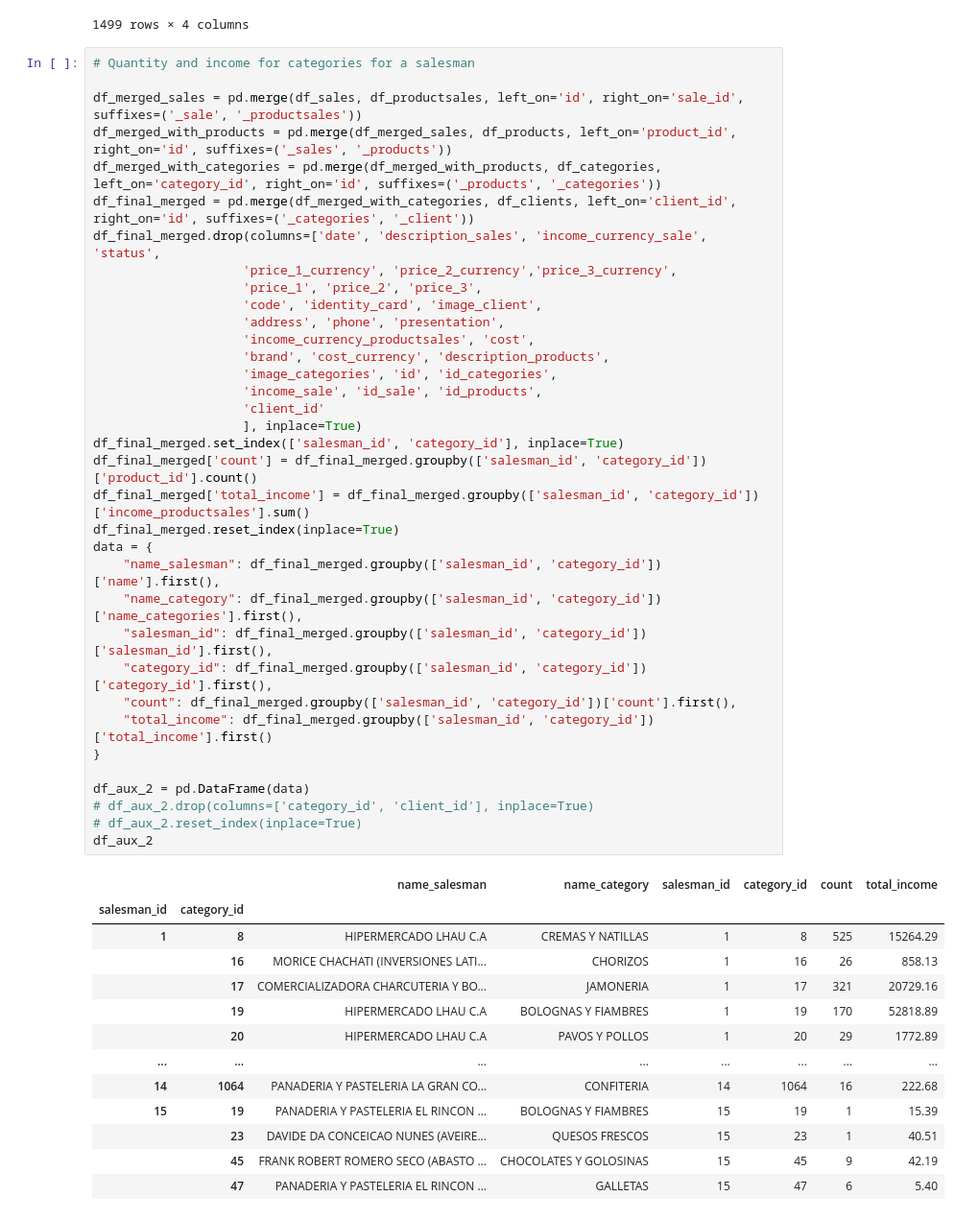
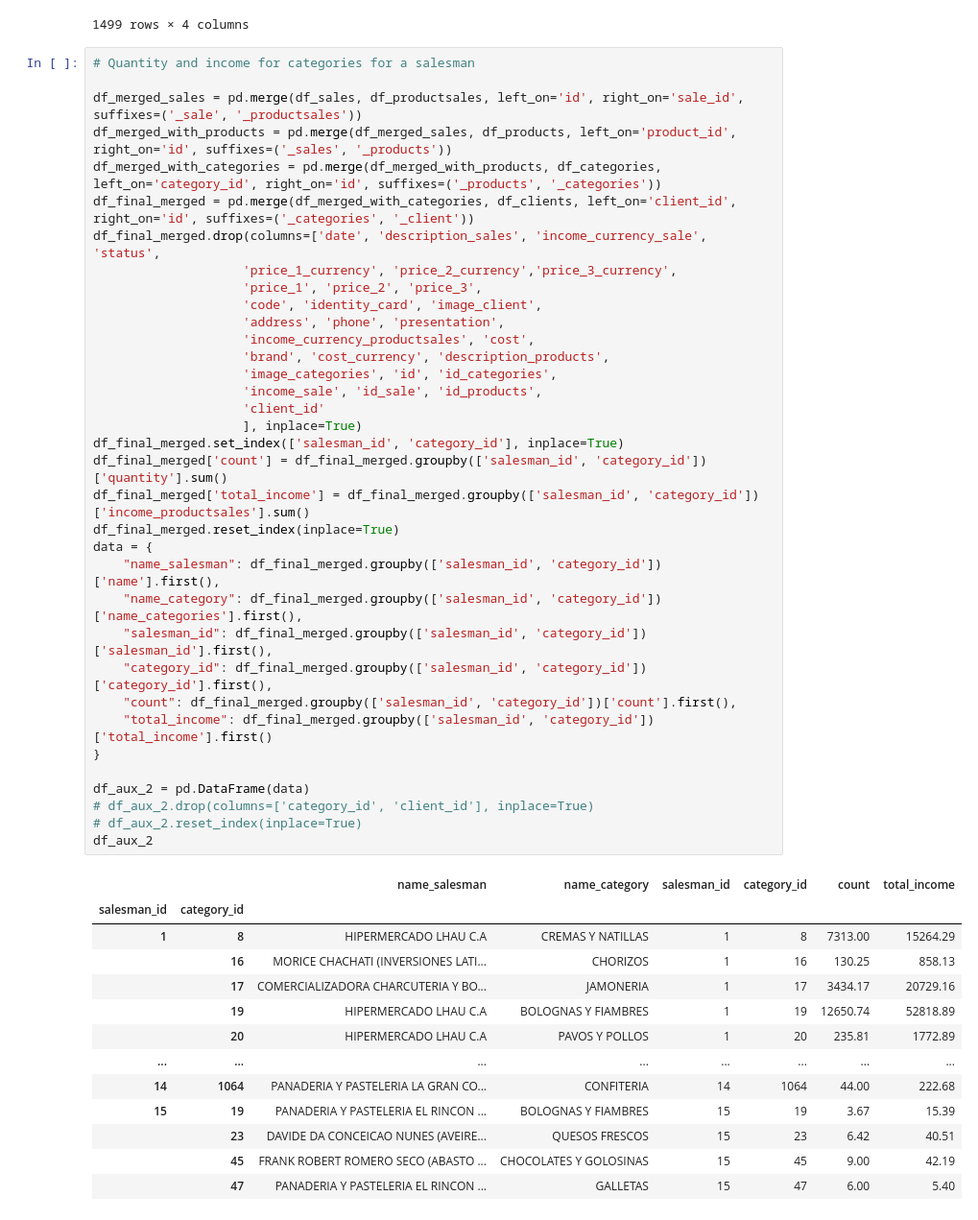
Before and after one commit to fjrp1412/machine-learning-dicascada, a Jupyter notebook: notebooks/pure_stadistic/salesman.ipynb, the cells around one changed output. Shown at 96% size. Cells and saved outputs as stored; diff of their text form.

```diff
--- a/notebooks/pure_stadistic/salesman.ipynb
+++ b/notebooks/pure_stadistic/salesman.ipynb
@@ -84,45 +84,45 @@ df_final_merged = pd.merge(df_merged_with_categories, df_clients, left_on='clien
 df_final_merged.drop(columns=['date', 'description_sales', 'income_currency_sale', 'status',
                     'price_1_currency', 'price_2_currency','price_3_currency',
                     'price_1', 'price_2', 'price_3',
                     'code', 'identity_card', 'image_client',
                     'address', 'phone', 'presentation',
                     'income_currency_productsales', 'cost',
                     'brand', 'cost_currency', 'description_products',
                     'image_categories', 'id', 'id_categories',
                     'income_sale', 'id_sale', 'id_products',
                     'client_id'
                     ], inplace=True)
 df_final_merged.set_index(['salesman_id', 'category_id'], inplace=True)
-df_final_merged['count'] = df_final_merged.groupby(['salesman_id', 'category_id'])['product_id'].count()
+df_final_merged['count'] = df_final_merged.groupby(['salesman_id', 'category_id'])['quantity'].sum()
 df_final_merged['total_income'] = df_final_merged.groupby(['salesman_id', 'category_id'])['income_productsales'].sum()
 df_final_merged.reset_index(inplace=True)
 data = {
     "name_salesman": df_final_merged.groupby(['salesman_id', 'category_id'])['name'].first(),
     "name_category": df_final_merged.groupby(['salesman_id', 'category_id'])['name_categories'].first(),
     "salesman_id": df_final_merged.groupby(['salesman_id', 'category_id'])['salesman_id'].first(),
     "category_id": df_final_merged.groupby(['salesman_id', 'category_id'])['category_id'].first(),
     "count": df_final_merged.groupby(['salesman_id', 'category_id'])['count'].first(),
     "total_income": df_final_merged.groupby(['salesman_id', 'category_id'])['total_income'].first()
 }
 
 df_aux_2 = pd.DataFrame(data)
 # df_aux_2.drop(columns=['category_id', 'client_id'], inplace=True)
 # df_aux_2.reset_index(inplace=True)
 df_aux_2
 # %% [output]
 |  |  | name_salesman | name_category | salesman_id | category_id | count | total_income |
 | salesman_id | category_id |  |  |  |  |  |  |
-| 1 | 8 | HIPERMERCADO LHAU C.A | CREMAS Y NATILLAS | 1 | 8 | 525 | 15264.29 |
-|  | 16 | MORICE CHACHATI (INVERSIONES LATI... | CHORIZOS | 1 | 16 | 26 | 858.13 |
-|  | 17 | COMERCIALIZADORA CHARCUTERIA Y BO... | JAMONERIA | 1 | 17 | 321 | 20729.16 |
-|  | 19 | HIPERMERCADO LHAU C.A | BOLOGNAS Y FIAMBRES | 1 | 19 | 170 | 52818.89 |
-|  | 20 | HIPERMERCADO LHAU C.A | PAVOS Y POLLOS | 1 | 20 | 29 | 1772.89 |
+| 1 | 8 | HIPERMERCADO LHAU C.A | CREMAS Y NATILLAS | 1 | 8 | 7313.00 | 15264.29 |
+|  | 16 | MORICE CHACHATI (INVERSIONES LATI... | CHORIZOS | 1 | 16 | 130.25 | 858.13 |
+|  | 17 | COMERCIALIZADORA CHARCUTERIA Y BO... | JAMONERIA | 1 | 17 | 3434.17 | 20729.16 |
+|  | 19 | HIPERMERCADO LHAU C.A | BOLOGNAS Y FIAMBRES | 1 | 19 | 12650.74 | 52818.89 |
+|  | 20 | HIPERMERCADO LHAU C.A | PAVOS Y POLLOS | 1 | 20 | 235.81 | 1772.89 |
 | ... | ... | ... | ... | ... | ... | ... | ... |
-| 14 | 1064 | PANADERIA Y PASTELERIA LA GRAN CO... | CONFITERIA | 14 | 1064 | 16 | 222.68 |
-| 15 | 19 | PANADERIA Y PASTELERIA EL RINCON ... | BOLOGNAS Y FIAMBRES | 15 | 19 | 1 | 15.39 |
-|  | 23 | DAVIDE DA CONCEICAO NUNES (AVEIRE... | QUESOS FRESCOS | 15 | 23 | 1 | 40.51 |
-|  | 45 | FRANK ROBERT ROMERO SECO (ABASTO ... | CHOCOLATES Y GOLOSINAS | 15 | 45 | 9 | 42.19 |
-|  | 47 | PANADERIA Y PASTELERIA EL RINCON ... | GALLETAS | 15 | 47 | 6 | 5.40 |
+| 14 | 1064 | PANADERIA Y PASTELERIA LA GRAN CO... | CONFITERIA | 14 | 1064 | 44.00 | 222.68 |
+| 15 | 19 | PANADERIA Y PASTELERIA EL RINCON ... | BOLOGNAS Y FIAMBRES | 15 | 19 | 3.67 | 15.39 |
+|  | 23 | DAVIDE DA CONCEICAO NUNES (AVEIRE... | QUESOS FRESCOS | 15 | 23 | 6.42 | 40.51 |
+|  | 45 | FRANK ROBERT ROMERO SECO (ABASTO ... | CHOCOLATES Y GOLOSINAS | 15 | 45 | 9.00 | 42.19 |
+|  | 47 | PANADERIA Y PASTELERIA EL RINCON ... | GALLETAS | 15 | 47 | 6.00 | 5.40 |
 456 rows × 6 columns
 # %%
 # Quantity and income for products for a salesman
```
Also changed, not shown: parts of 1 cell of this notebook, 2 other files.
